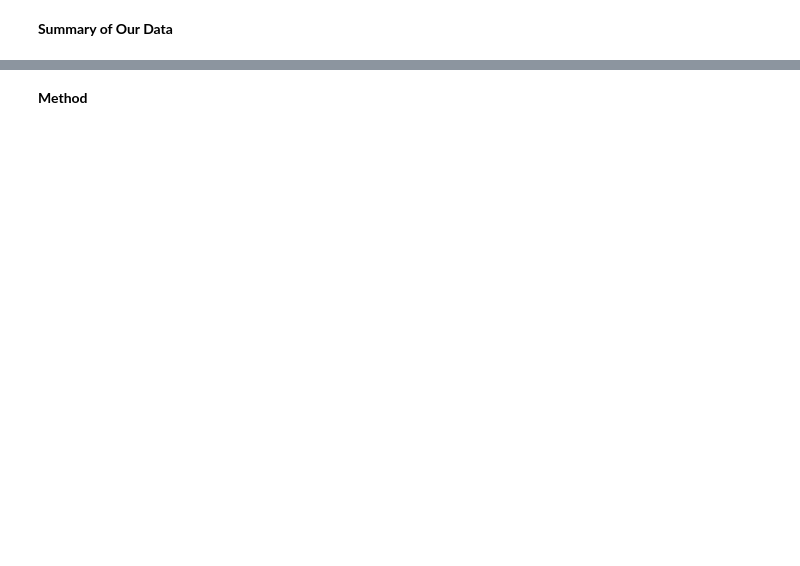
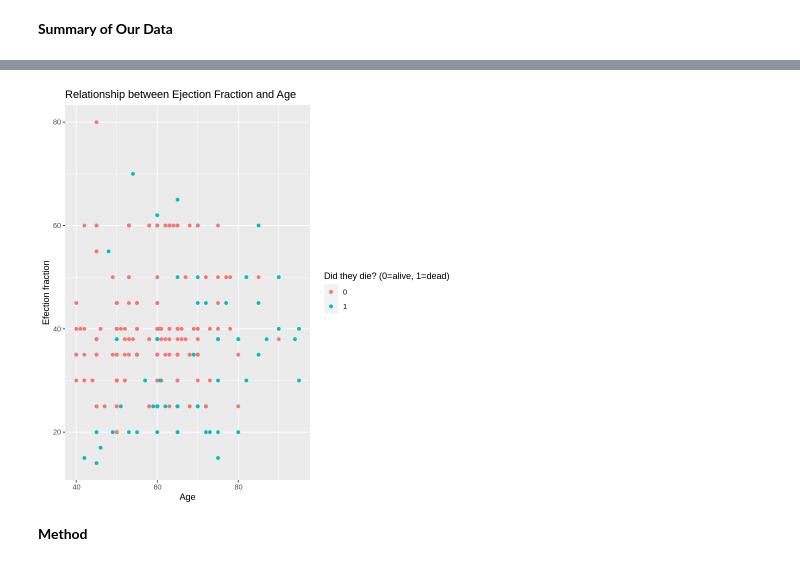
Before and after one commit to leoryry/NEW_DSCI_Project, a Jupyter notebook: Proposal.ipynb, the cells around one changed output, grey strips where cells are left out. Cells and saved outputs as stored; diff of their text form; code cells hidden in the pictures; blank space fills up the shorter version.

```diff
--- a/Proposal.ipynb
+++ b/Proposal.ipynb
@@ -122,2 +123,12 @@ heart_failure_plot
+# %%
+heart_failure_plot2 <- ggplot(heart_failure, aes(x = age, y = ejection_fraction, color = death)) +
+    geom_point() +
+    xlab("Age") +
+    ylab("Efection fraction") +
+    labs(color = "Did they die? (0=alive, 1=dead)") +
+    ggtitle("Relationship between Ejection Fraction and Age")
+heart_failure_plot2
+# %% [output]
+[figure, added]
 # %% [markdown]
 **Method**
```
Also changed, not shown: parts of 9 cells of this notebook.
